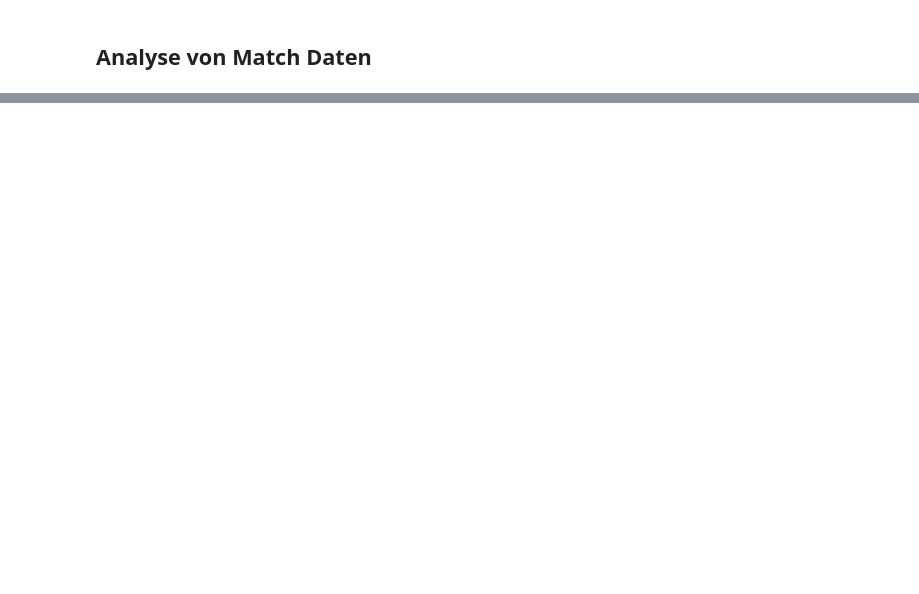
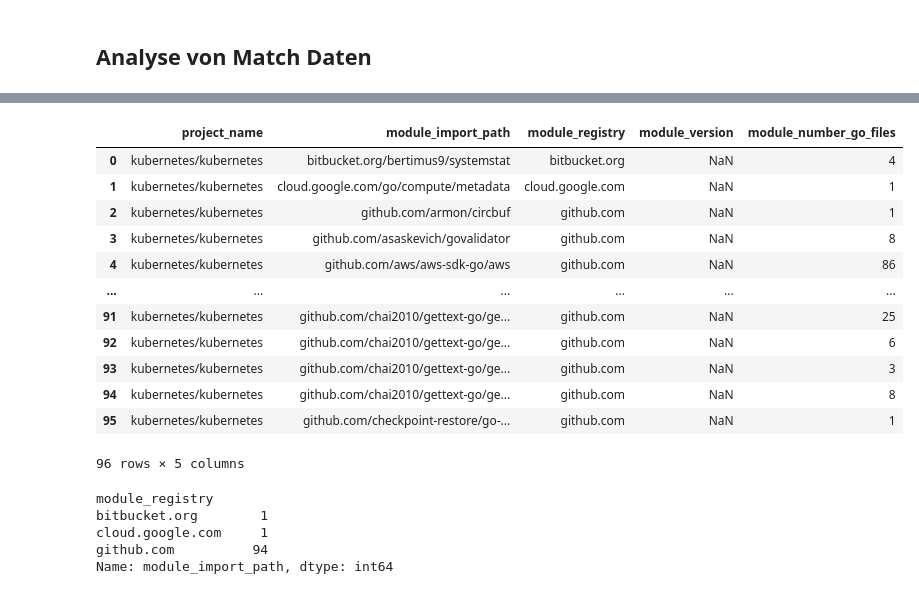
Before and after one commit to jlauinger/master-of-science, a Jupyter notebook: code/data-survey/analysis/data-exploration.ipynb, the cells around one changed output, grey strips where cells are left out. Saved outputs shown, nothing was run; the diff lists cells and outputs as text; code cells hidden in the pictures; blank space fills up the shorter version.

```diff
--- a/code/data-survey/analysis/data-exploration.ipynb
+++ b/code/data-survey/analysis/data-exploration.ipynb
@@ -78,6 +114,2 @@ func setgroups(ngid int, gid *_Gid_t) (err error) {
 # %%
-dateparse = lambda x: datetime.strptime(x, '%Y-%m-%d %H:%M:%S %z %Z')
-
-projects_df = pd.read_csv('/home/johannes/studium/s14/masterarbeit/code/data-survey/data/projects.csv',
-                         parse_dates=['created_at', 'last_pushed_at', 'updated_at'],
-                         date_parser=dateparse)
+modules_df = pd.read_csv('/home/johannes/studium/s14/masterarbeit/code/data-survey/data/modules.csv')
@@ -92,0 +116,26 @@ projects_df[:5]
+# %%
+modules_df
+# %% [output]
+|  | project_name | module_import_path | module_registry | module_version | module_number_go_files |
+| 0 | kubernetes/kubernetes | bitbucket.org/bertimus9/systemstat | bitbucket.org | NaN | 4 |
+| 1 | kubernetes/kubernetes | cloud.google.com/go/compute/metadata | cloud.google.com | NaN | 1 |
+| 2 | kubernetes/kubernetes | github.com/armon/circbuf | github.com | NaN | 1 |
+| 3 | kubernetes/kubernetes | github.com/asaskevich/govalidator | github.com | NaN | 8 |
+| 4 | kubernetes/kubernetes | github.com/aws/aws-sdk-go/aws | github.com | NaN | 86 |
+| ... | ... | ... | ... | ... | ... |
+| 91 | kubernetes/kubernetes | github.com/chai2010/gettext-go/ge... | github.com | NaN | 25 |
+| 92 | kubernetes/kubernetes | github.com/chai2010/gettext-go/ge... | github.com | NaN | 6 |
+| 93 | kubernetes/kubernetes | github.com/chai2010/gettext-go/ge... | github.com | NaN | 3 |
+| 94 | kubernetes/kubernetes | github.com/chai2010/gettext-go/ge... | github.com | NaN | 8 |
+| 95 | kubernetes/kubernetes | github.com/checkpoint-restore/go-... | github.com | NaN | 1 |
+96 rows × 5 columns
+# %%
+# number of modules per registry
+
+modules_df.groupby('module_registry')['module_import_path'].nunique()
+# %% [output]
+module_registry
+bitbucket.org        1
+cloud.google.com     1
+github.com          94
+Name: module_import_path, dtype: int64
```
Also changed, not shown: parts of 15 cells of this notebook.
